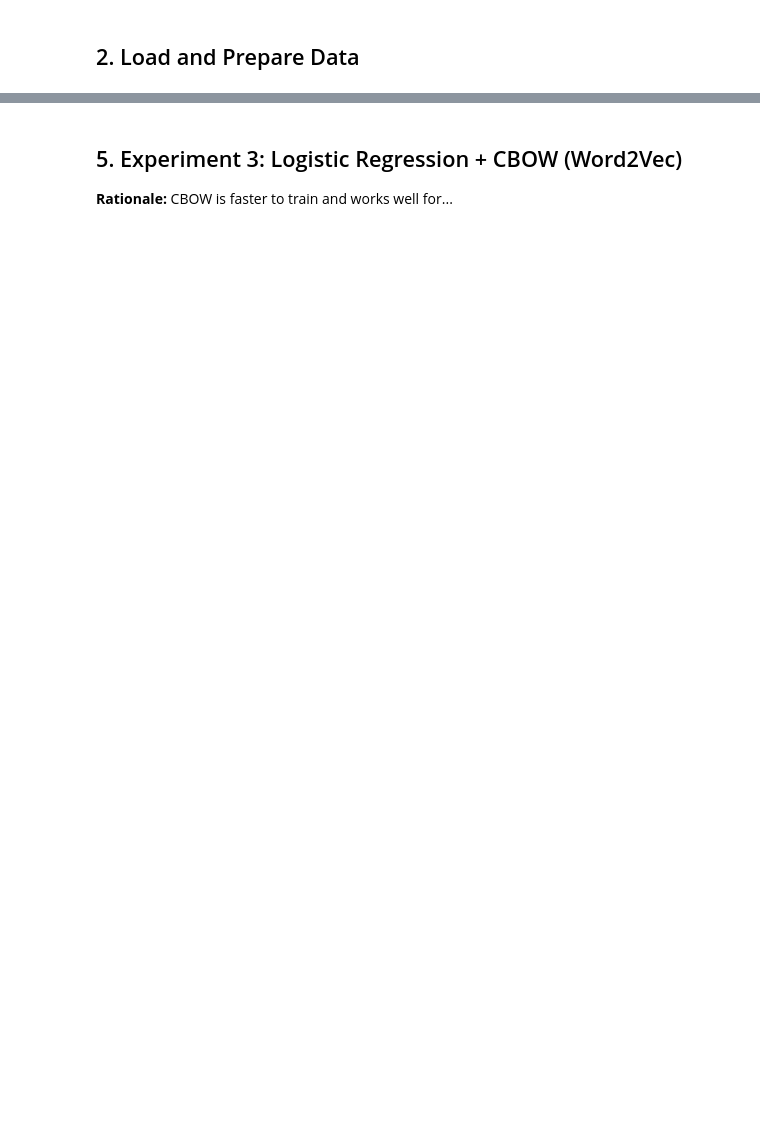
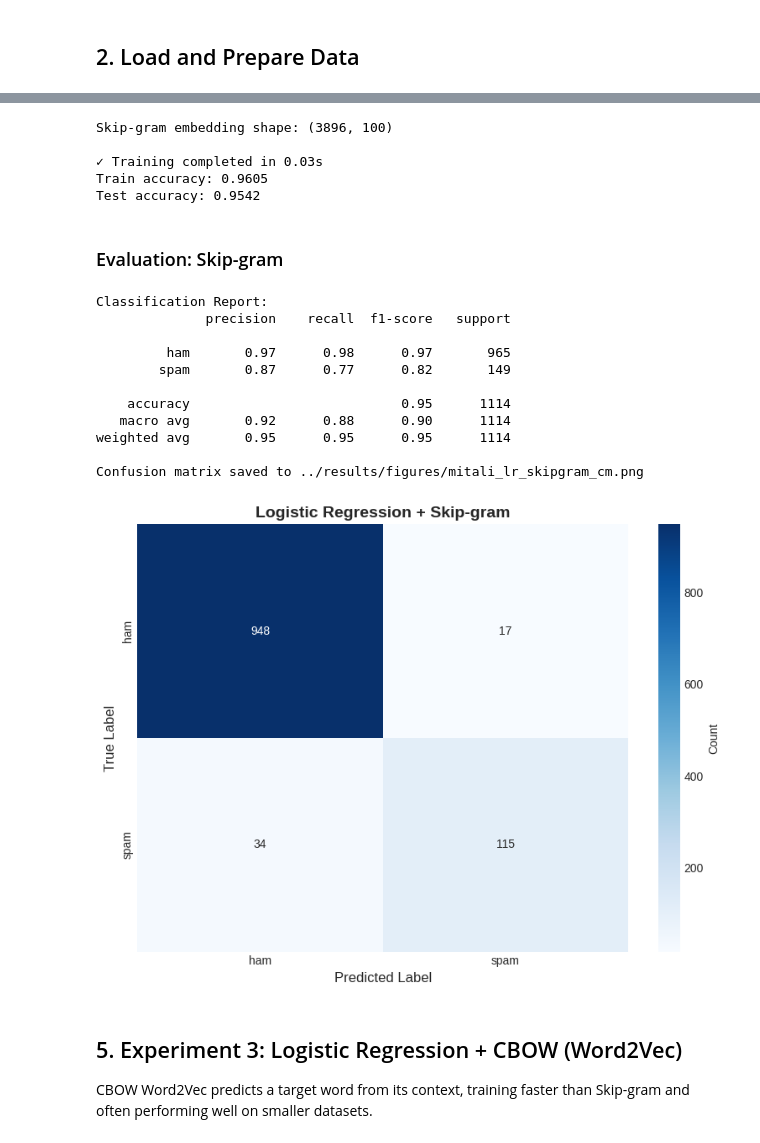
Before and after one commit to ernesteNtezirizaza/Group6-Text-Classification-Assignment, a Jupyter notebook: notebooks/02_mitali_logistic_regression.ipynb, the cells around one changed output, grey strips where cells are left out. Cells and saved outputs as stored; diff of their text form; code cells hidden in the pictures; blank space fills up the shorter version.

```diff
--- a/notebooks/02_mitali_logistic_regression.ipynb
+++ b/notebooks/02_mitali_logistic_regression.ipynb
@@ -131,4 +159,65 @@ evaluator = ModelEvaluator(class_names=['ham', 'spam'])
+# %%
+tokens_train = [text.split() for text in X_train]
+tokens_val = [text.split() for text in X_val]
+tokens_test = [text.split() for text in X_test]
+
+skipgram_emb = Word2VecEmbedding(vector_size=100, window=5, min_count=2, sg=1, epochs=10)
+skipgram_emb.train(tokens_train)
+
+X_train_sg = skipgram_emb.transform(tokens_train)
+X_val_sg = skipgram_emb.transform(tokens_val)
+X_test_sg = skipgram_emb.transform(tokens_test)
+
+print(f'Skip-gram embedding shape: {X_train_sg.shape}')
+
+start_time = time.time()
+lr_skipgram = LogisticRegression(max_iter=1000, random_state=42, C=1.0)
+lr_skipgram.fit(X_train_sg, y_train)
+training_time_sg = time.time() - start_time
+
+y_pred_sg = lr_skipgram.predict(X_test_sg)
+
+print(f'\n✓ Training completed in {training_time_sg:.2f}s')
+print(f'Train accuracy: {lr_skipgram.score(X_train_sg, y_train):.4f}')
+print(f'Test accuracy: {lr_skipgram.score(X_test_sg, y_test):.4f}')
+# %% [output]
+Skip-gram embedding shape: (3896, 100)
+
+✓ Training completed in 0.03s
+Train accuracy: 0.9605
+Test accuracy: 0.9542
+# %% [markdown]
+### Evaluation: Skip-gram
+# %%
+metrics_sg = evaluator.evaluate(
+    y_test, y_pred_sg,
+    model_name='Logistic Regression',
+    embedding_name='Skip-gram',
+    training_time=training_time_sg
+)
+
+print('\nClassification Report:')
+print(classification_report(y_test, y_pred_sg))
+
+evaluator.plot_confusion_matrix(
+    y_test, y_pred_sg,
+    title='Logistic Regression + Skip-gram',
+    save_path='../results/figures/mitali_lr_skipgram_cm.png'
+)
+# %% [output]
+Classification Report:
+              precision    recall  f1-score   support
+
+         ham       0.97      0.98      0.97       965
+        spam       0.87      0.77      0.82       149
+
+    accuracy                           0.95      1114
+   macro avg       0.92      0.88      0.90      1114
+weighted avg       0.95      0.95      0.95      1114
+
+Confusion matrix saved to ../results/figures/mitali_lr_skipgram_cm.png
+[figure, added]
 # %% [markdown]
 ## 5. Experiment 3: Logistic Regression + CBOW (Word2Vec)
 
-**Rationale:** CBOW is faster to train and works well for...
+CBOW Word2Vec predicts a target word from its context, training faster than Skip-gram and often performing well on smaller datasets.
```
Also changed, not shown: parts of 25 cells of this notebook, 4 other files.
